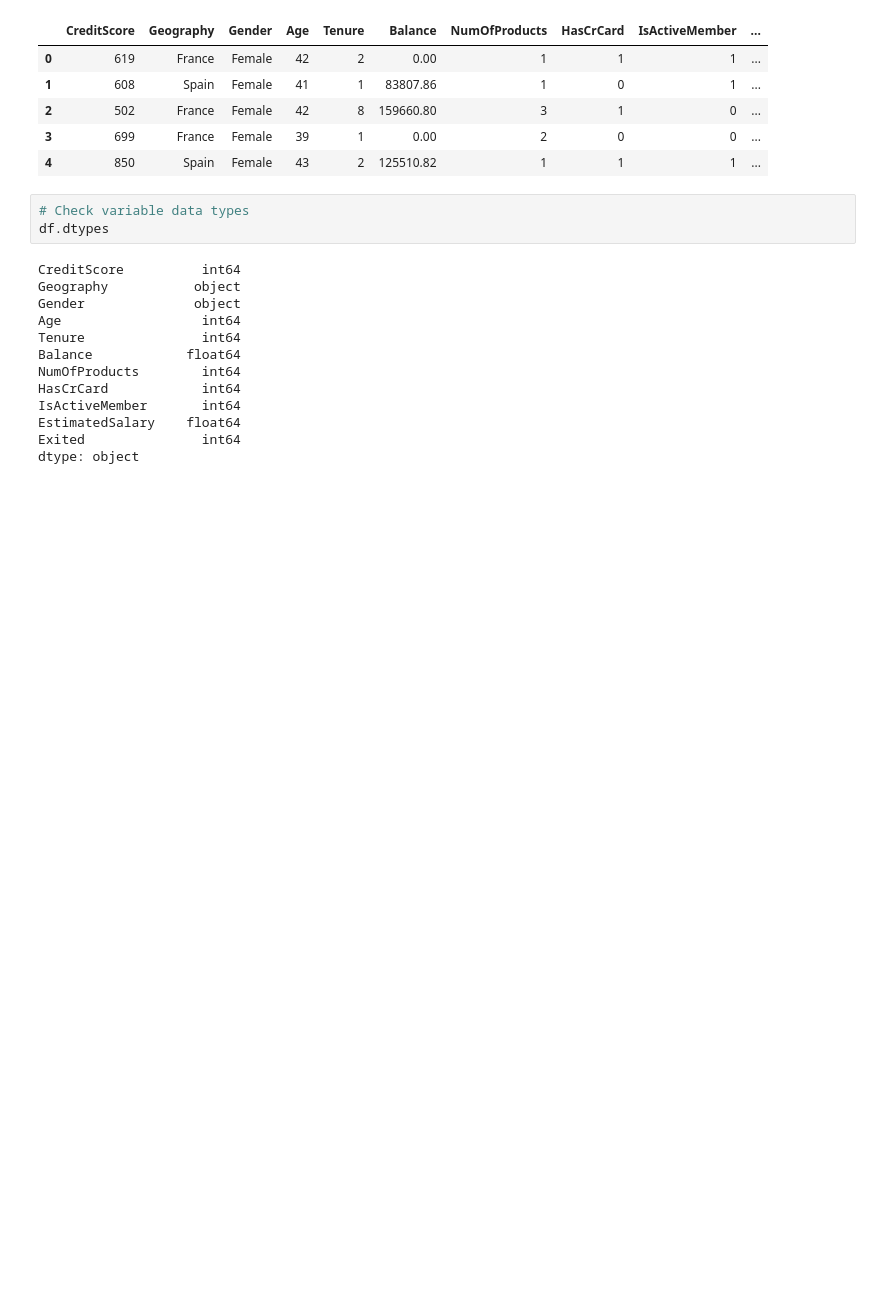
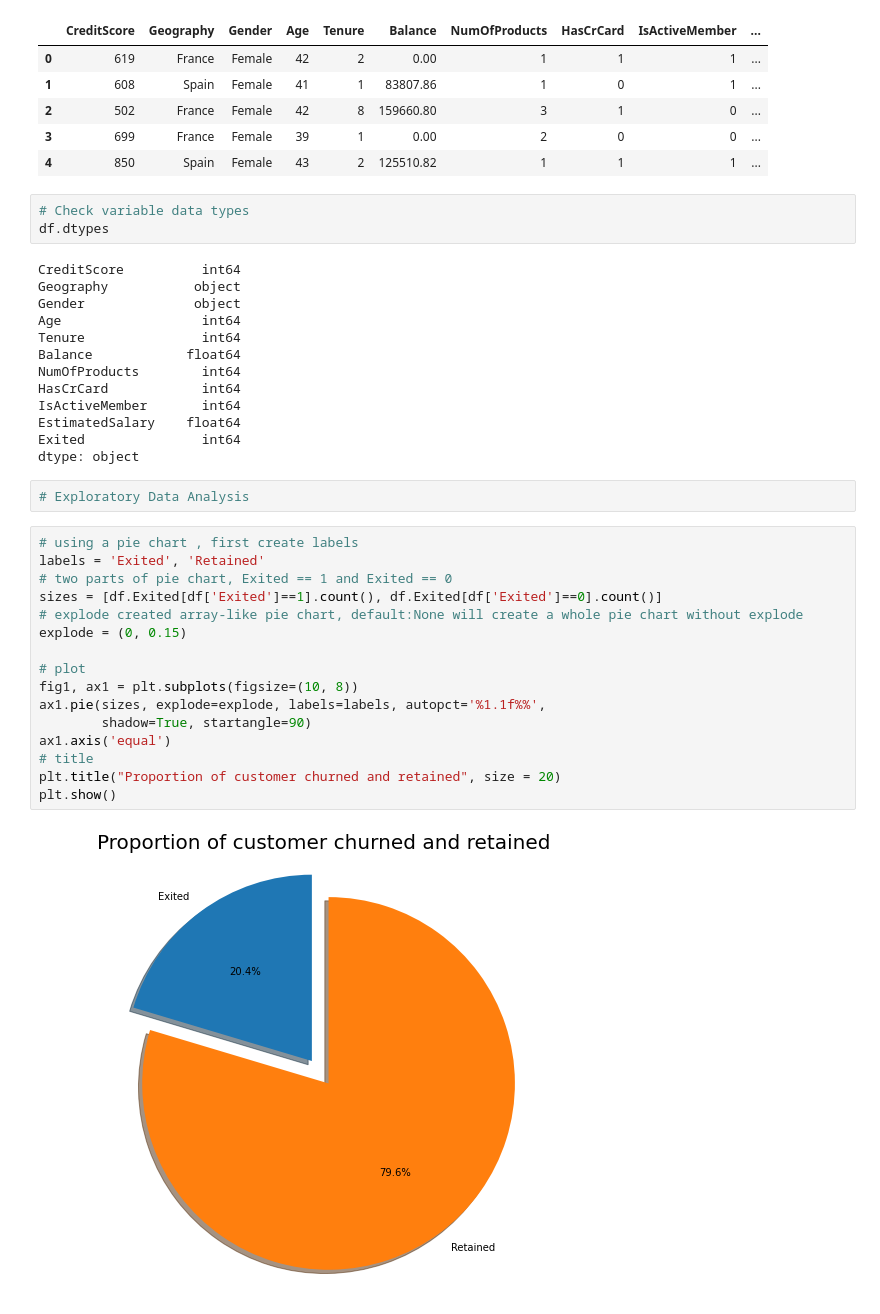
Before and after one commit to gaoqian310/Bank_Churn_Prediction, a Jupyter notebook: Churn_Prediction.ipynb, the cells around one changed output. Drawn from its saved outputs; the diff is of its cells as text; blank space fills up the shorter version.

```diff
--- a/Churn_Prediction.ipynb
+++ b/Churn_Prediction.ipynb
@@ -83,3 +83,23 @@ IsActiveMember       int64
 EstimatedSalary    float64
 Exited               int64
 dtype: object
+# %%
+# Exploratory Data Analysis
+# %%
+# using a pie chart , first create labels
+labels = 'Exited', 'Retained'
+# two parts of pie chart, Exited == 1 and Exited == 0
+sizes = [df.Exited[df['Exited']==1].count(), df.Exited[df['Exited']==0].count()]
+# explode created array-like pie chart, default:None will create a whole pie chart without explode
+explode = (0, 0.15)
+
+# plot
+fig1, ax1 = plt.subplots(figsize=(10, 8))
+ax1.pie(sizes, explode=explode, labels=labels, autopct='%1.1f%%',
+        shadow=True, startangle=90)
+ax1.axis('equal')
+# title
+plt.title("Proportion of customer churned and retained", size = 20)
+plt.show()
+# %% [output]
+[figure, added]
```
Also changed, not shown: 1 other file.
